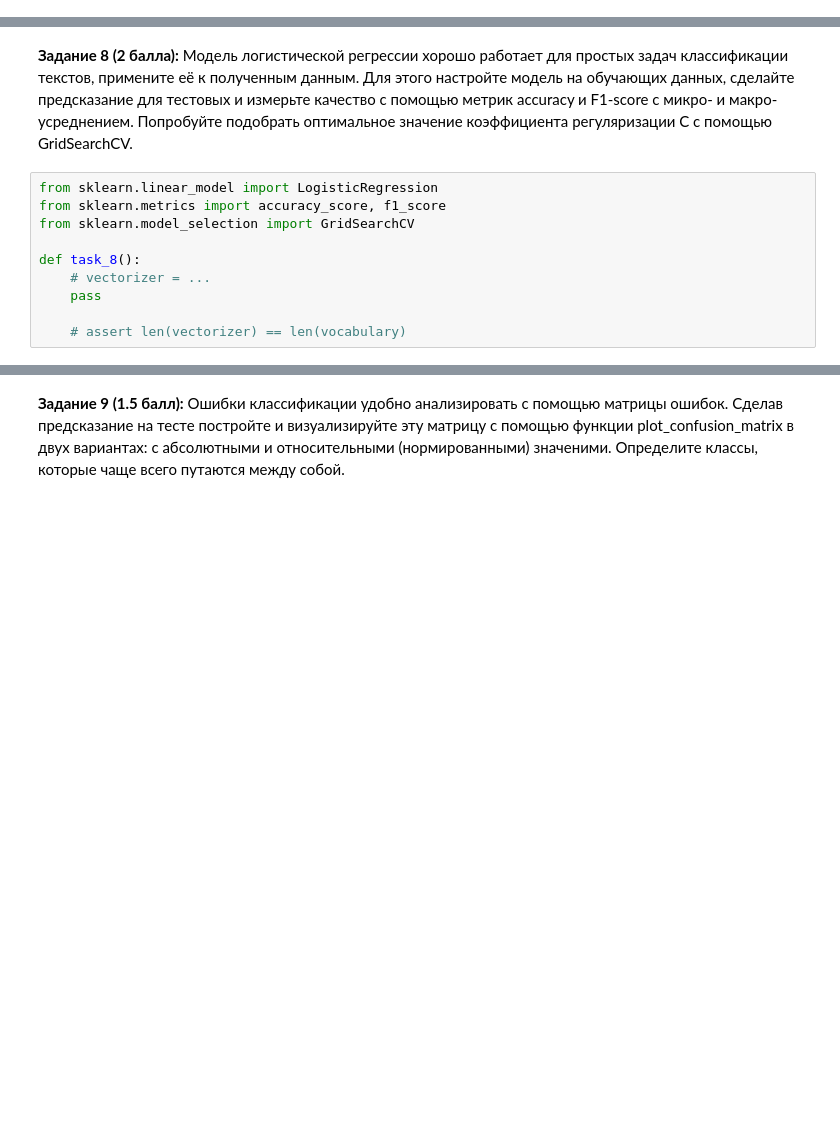
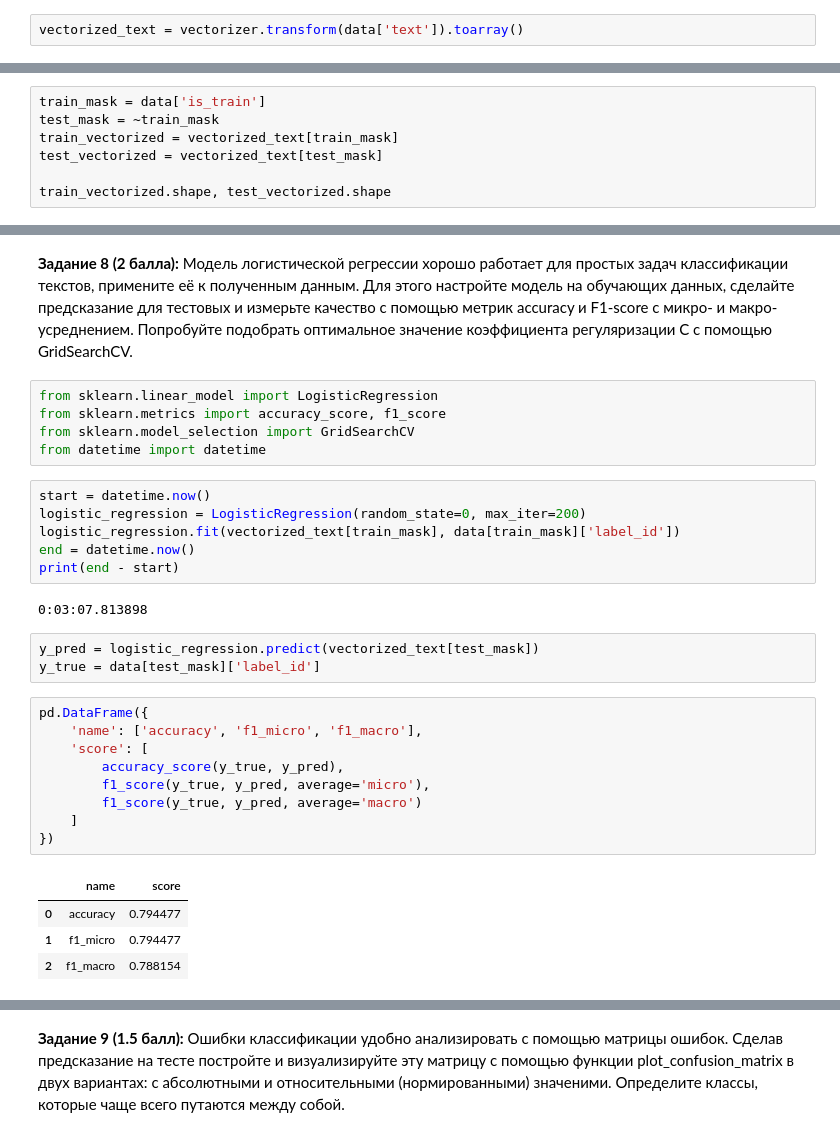
Before and after one commit to Laiser399/10s-Python-MLLabs, a Jupyter notebook: 03-data-ml.ipynb, the cells around one changed output, grey strips where cells are left out. Drawn from its saved outputs; the diff is of its cells as text; blank space fills up the shorter version.

Commit message:
03.07, 03.08: Vectorize, LogisticRegression

```diff
--- a/03-data-ml.ipynb
+++ b/03-data-ml.ipynb
@@ -369,0 +373,2 @@ def task_7():
+# %%
+vectorized_text = vectorizer.transform(data['text']).toarray()
@@ -369,0 +379,7 @@ def task_7():
+# %%
+train_mask = data['is_train']
+test_mask = ~train_mask
+train_vectorized = vectorized_text[train_mask]
+test_vectorized = vectorized_text[test_mask]
+
+train_vectorized.shape, test_vectorized.shape
@@ -373,9 +401,29 @@ __Задание 8 (2 балла):__ Модель логистической р
 from sklearn.linear_model import LogisticRegression
 from sklearn.metrics import accuracy_score, f1_score
 from sklearn.model_selection import GridSearchCV
-
-def task_8():
-    # vectorizer = ...
-    pass
-
-    # assert len(vectorizer) == len(vocabulary)
+from datetime import datetime
+# %%
+start = datetime.now()
+logistic_regression = LogisticRegression(random_state=0, max_iter=200)
+logistic_regression.fit(vectorized_text[train_mask], data[train_mask]['label_id'])
+end = datetime.now()
+print(end - start)
+# %% [output]
+0:03:07.813898
+# %%
+y_pred = logistic_regression.predict(vectorized_text[test_mask])
+y_true = data[test_mask]['label_id']
+# %%
+pd.DataFrame({
+    'name': ['accuracy', 'f1_micro', 'f1_macro'],
+    'score': [
+        accuracy_score(y_true, y_pred),
+        f1_score(y_true, y_pred, average='micro'),
+        f1_score(y_true, y_pred, average='macro')
+    ]
+})
+# %% [output]
+|  | name | score |
+| 0 | accuracy | 0.794477 |
+| 1 | f1_micro | 0.794477 |
+| 2 | f1_macro | 0.788154 |
```
Also changed, not shown: parts of 9 cells of this notebook.
